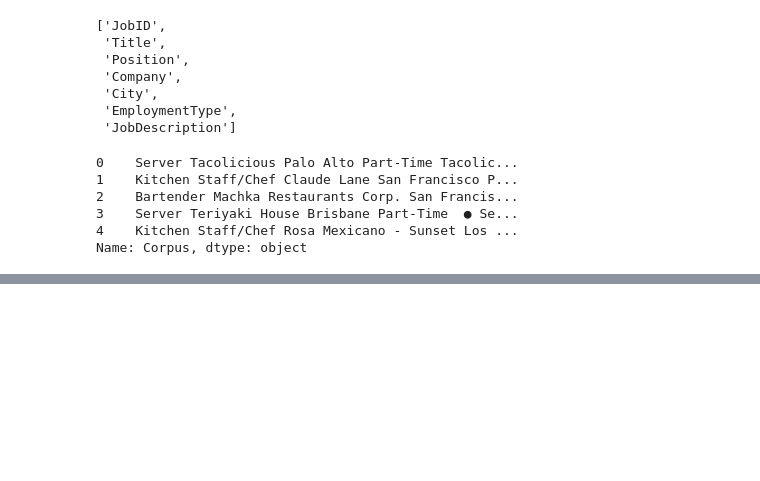
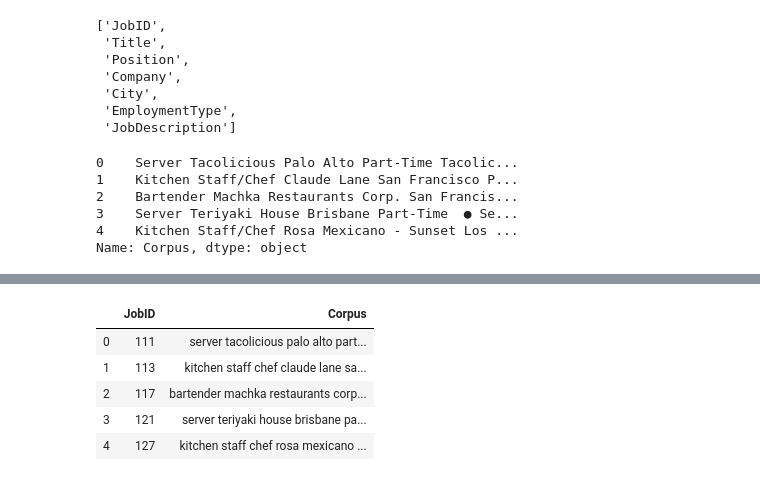
Before and after one commit to SamLevinSE/job_recommender_with_NLP, a Jupyter notebook: job_recommender_data_mining.ipynb, the cells around one changed output, grey strips where cells are left out. Drawn from its saved outputs; the diff is of its cells as text; code cells hidden in the pictures; blank space fills up the shorter version.

```diff
--- a/job_recommender_data_mining.ipynb
+++ b/job_recommender_data_mining.ipynb
@@ -183,0 +217,10 @@ Name: Corpus, dtype: object
+# %%
+jobs = jobs.drop(['Title', 'Position', 'Company', 'City', 'EmploymentType', 'JobDescription',], axis=1).fillna(' ')
+jobs.head()
+# %% [output]
+|  | JobID | Corpus |
+| 0 | 111 | server tacolicious palo alto part... |
+| 1 | 113 | kitchen staff chef claude lane sa... |
+| 2 | 117 | bartender machka restaurants corp... |
+| 3 | 121 | server teriyaki house brisbane pa... |
+| 4 | 127 | kitchen staff chef rosa mexicano ... |
```
Also changed, not shown: parts of 9 cells of this notebook.
